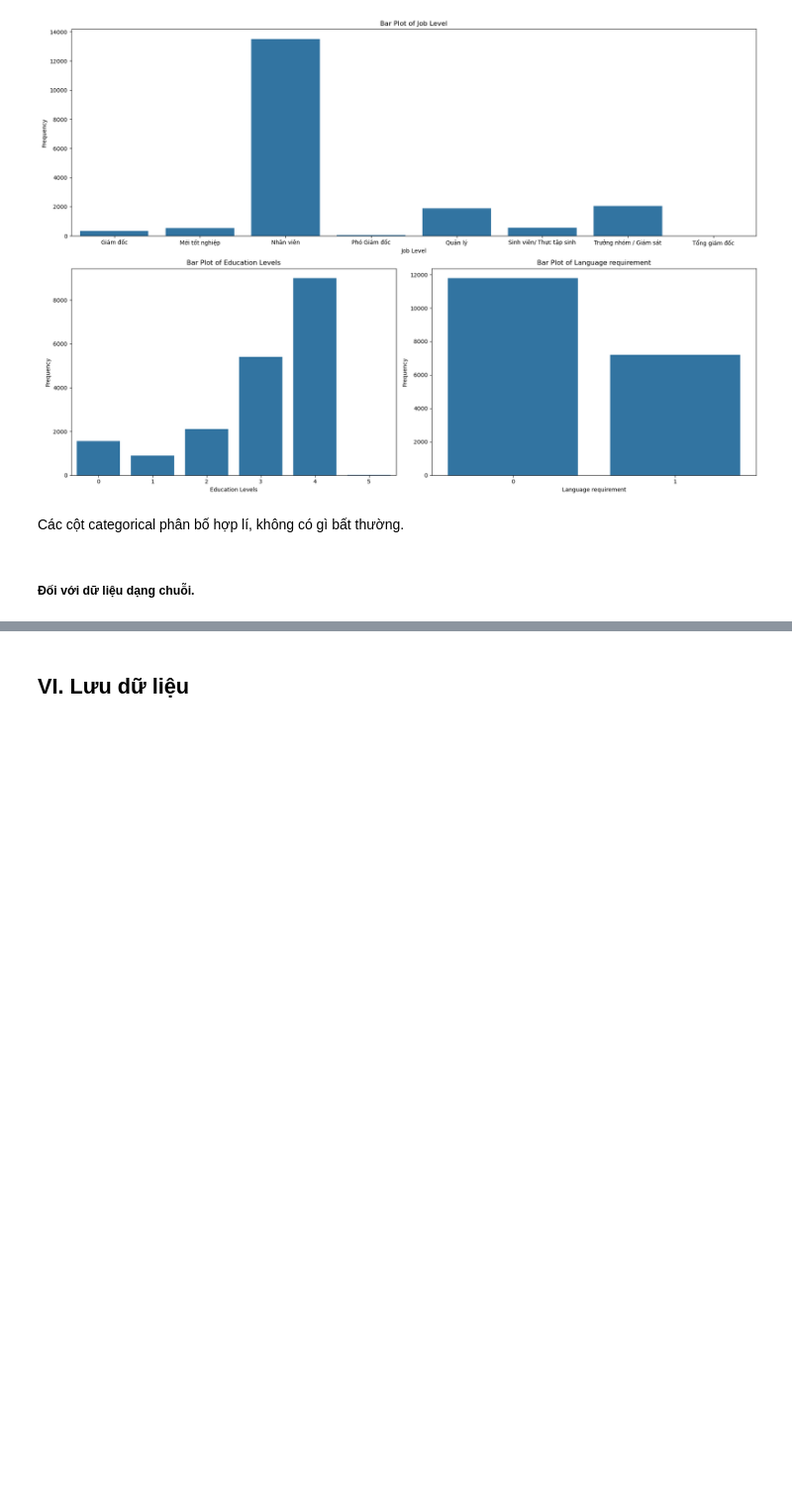
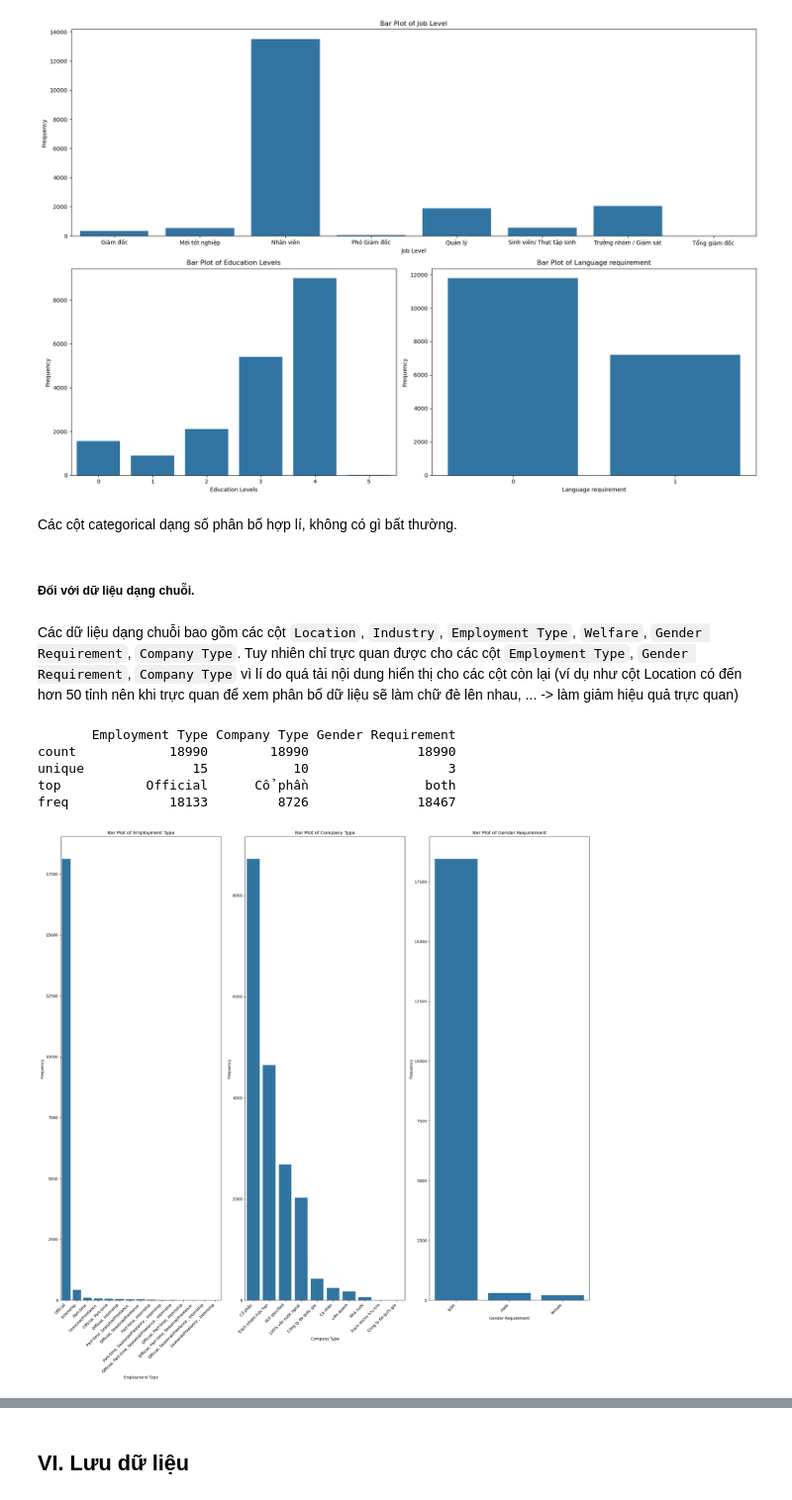
Before and after one commit to Dzivilord/carrerModeling, a Jupyter notebook: ExploringData/ExploringData.ipynb, the cells around one changed output, grey strips where cells are left out. Shown: that part at 99% size. Drawn from its saved outputs; the diff is of its cells as text; code cells hidden in the pictures; blank space fills up the shorter version.

```diff
--- a/ExploringData/ExploringData.ipynb
+++ b/ExploringData/ExploringData.ipynb
@@ -987,6 +990,36 @@ top                    4                     0  Nhân viên
 freq                8997                 11779      13511
 [figure]
 # %% [markdown]
-Các cột categorical phân bố hợp lí, không có gì bất thường.
+Các cột categorical dạng số phân bố hợp lí, không có gì bất thường.
 # %% [markdown]
 ##### Đối với dữ liệu dạng chuỗi.
+# %% [markdown]
+Các dữ liệu dạng chuỗi bao gồm các cột `Location`, `Industry`, `Employment Type`, `Welfare`, `Gender Requirement`, `Company Type`. Tuy nhiên chỉ trực quan được cho các cột `Employment Type`, `Gender Requirement`, `Company Type` vì lí do quá tải nội dung hiển thị cho các cột còn lại (ví dụ như cột Location có đến hơn 50 tỉnh nên khi trực quan để xem phân bố dữ liệu sẽ làm chữ đè lên nhau, ... -> làm giảm hiệu quả trực quan)
+# %%
+cols = ['Employment Type', 'Company Type', 'Gender Requirement']
+
+print(data[cols].describe())
+
+plt.figure(figsize=(20,20))
+for i, col in enumerate(cols, 1):
+    plt.subplot((len(cols) + 2) // 3, 3, i)  # Tạo lưới 3 cột
+    value_counts = data[col].value_counts().sort_values(ascending=False)
+    sns.barplot(
+        x=value_counts.index,
+        y=value_counts.values,
+    )
+    plt.title(f'Bar Plot of {col}')
+    plt.xlabel(col)
+    plt.xticks(rotation=45, ha="right")
+    plt.ylabel('Frequency')
+
+# Điều chỉnh bố cục
+plt.tight_layout()
+plt.show()
+# %% [output]
+       Employment Type Company Type Gender Requirement
+count            18990        18990              18990
+unique              15           10                  3
+top           Official      Cổ phần               both
+freq             18133         8726              18467
+[figure, added]
```
Also changed, not shown: parts of 6 cells of this notebook.
